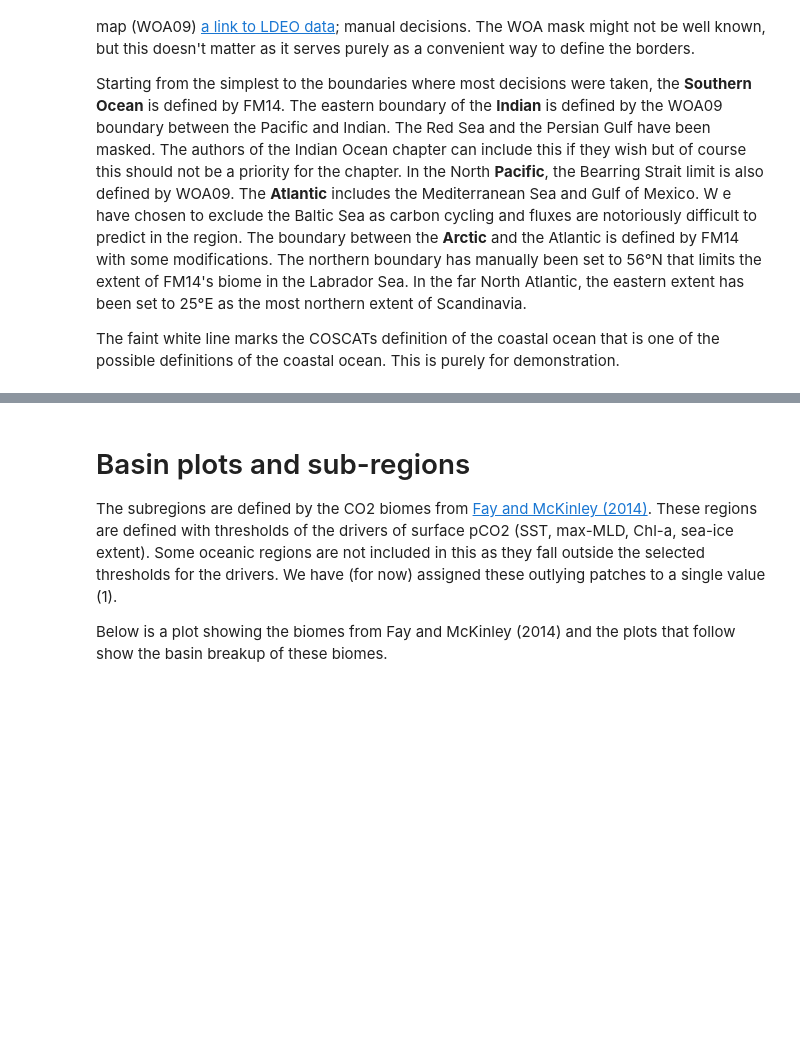
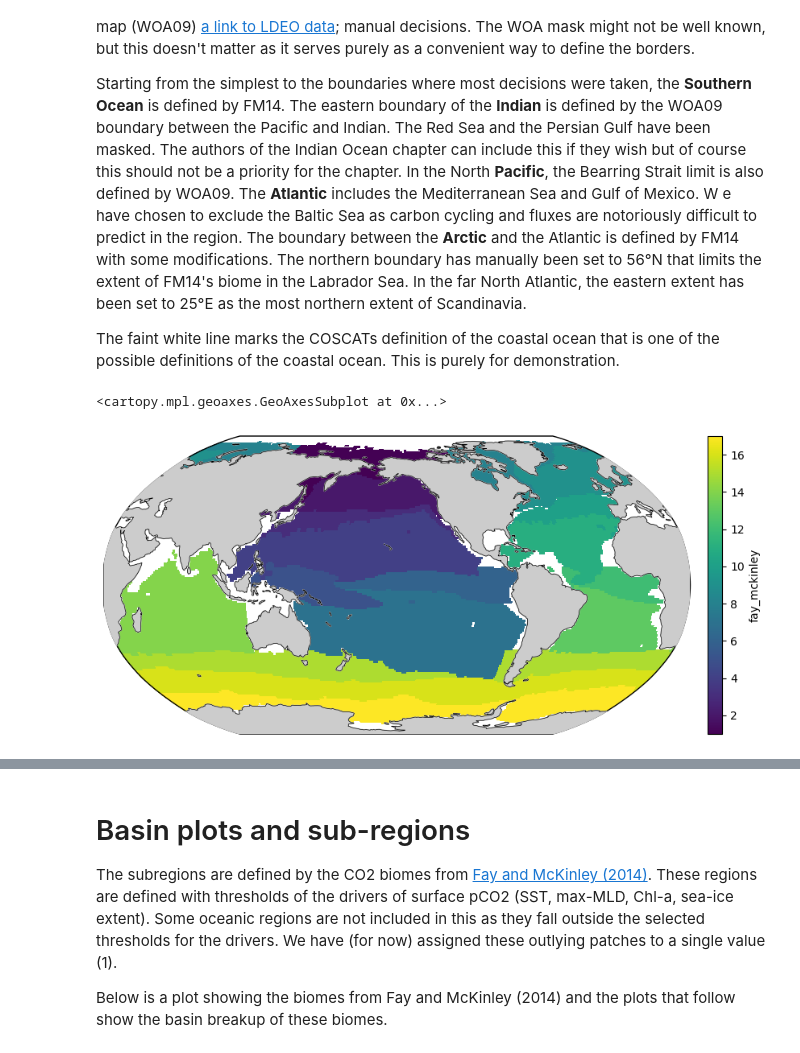
Before and after one commit to RECCAP2-ocean/R2-shared-resources, a Jupyter notebook: regions/scripts/reccap2regions.ipynb, the cells around one changed output, grey strips where cells are left out. Saved outputs shown, nothing was run; the diff lists cells and outputs as text; code cells hidden in the pictures; blank space fills up the shorter version.

```diff
--- a/regions/scripts/reccap2regions.ipynb
+++ b/regions/scripts/reccap2regions.ipynb
@@ -33,3 +33,8 @@ In the far North Atlantic, the eastern extent has been set to 25°E as the most
 
 The faint white line marks the COSCATs definition of the coastal ocean that is one of the possible definitions of the coastal ocean.
 This is purely for demonstration.
+# %%
+xda.plot_map()
+# %% [output]
+<cartopy.mpl.geoaxes.GeoAxesSubplot at 0x...>
+[figure, added]
```
Also changed, not shown: parts of 16 cells of this notebook.
